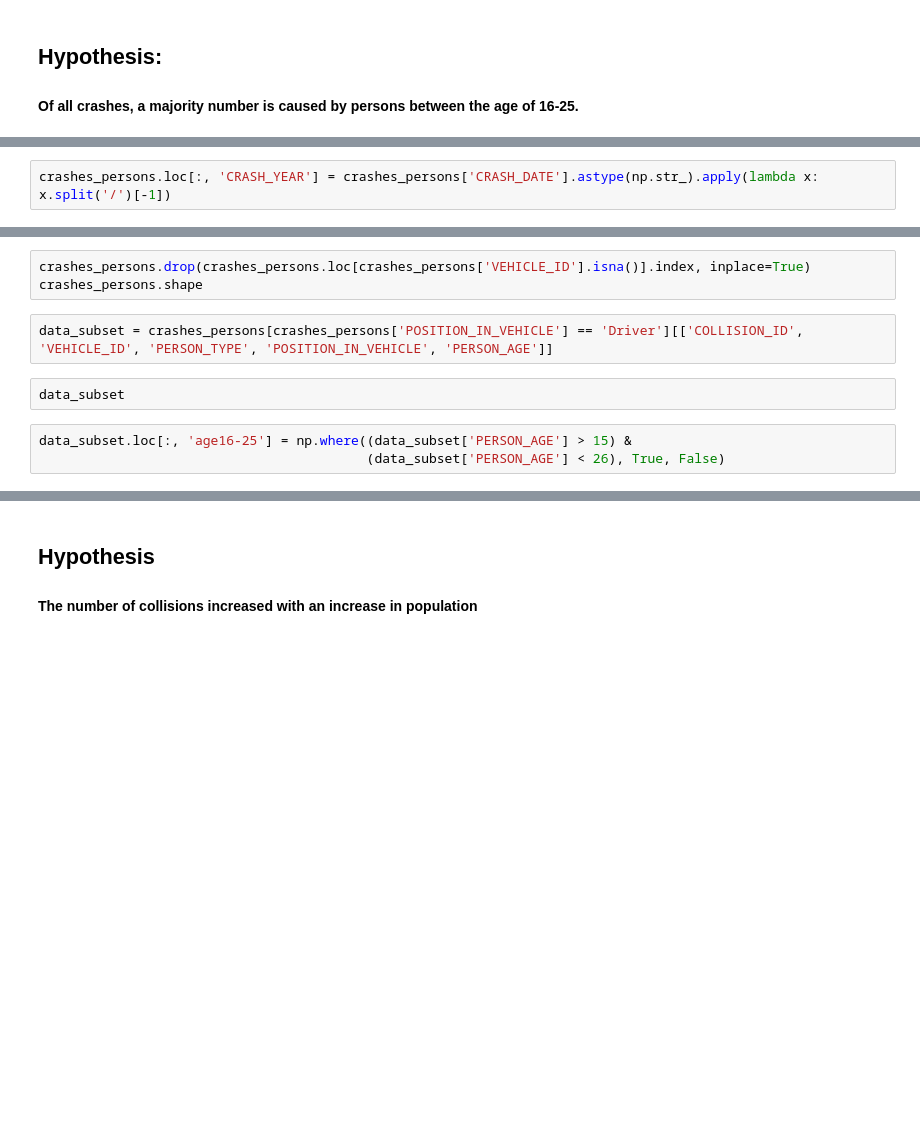
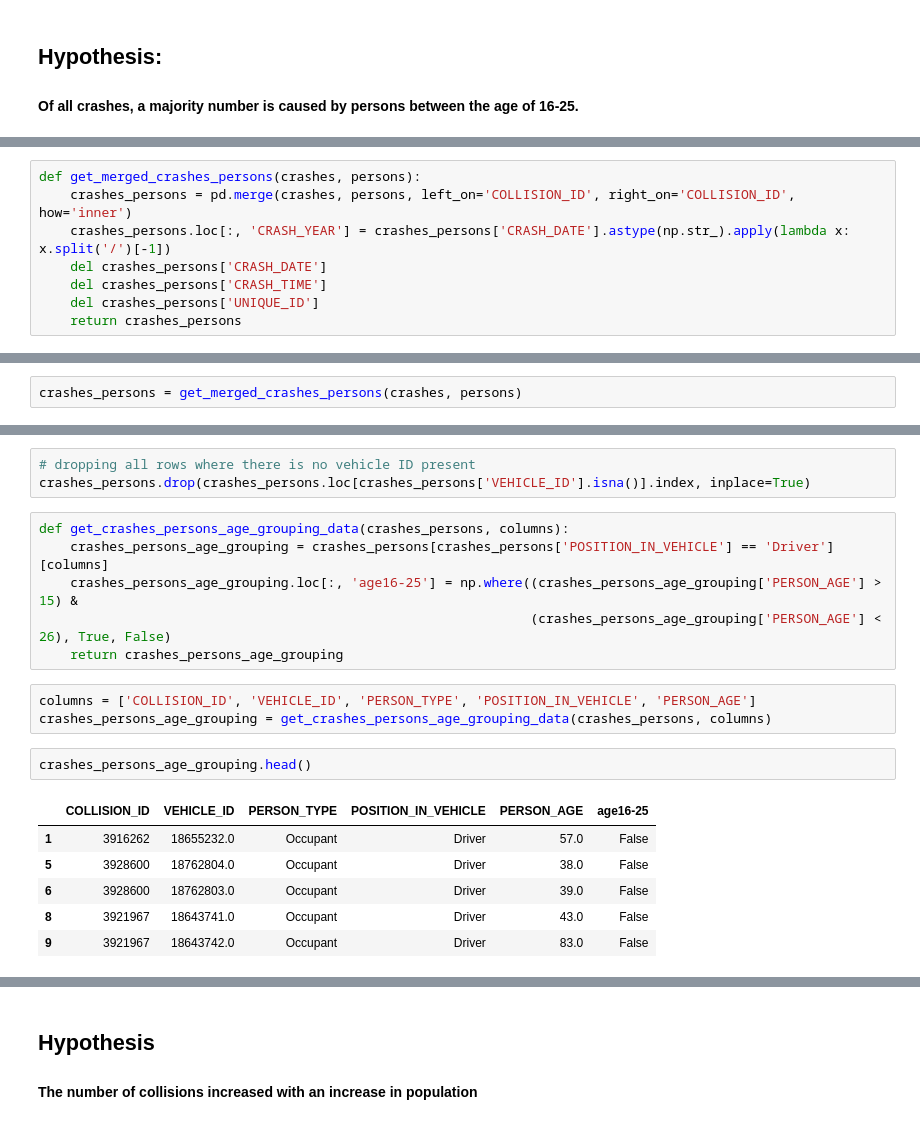
Before and after one commit to SanhitaD207/2020Fall_projects, a Jupyter notebook: NYCMotorVehicleCollisions.ipynb, the cells around one changed output, grey strips where cells are left out. Drawn from its saved outputs; the diff is of its cells as text; blank space fills up the shorter version.

```diff
--- a/NYCMotorVehicleCollisions.ipynb
+++ b/NYCMotorVehicleCollisions.ipynb
@@ -108,2 +139,8 @@ crashes_persons.shape
 # %%
-crashes_persons.loc[:, 'CRASH_YEAR'] = crashes_persons['CRASH_DATE'].astype(np.str_).apply(lambda x: x.split('/')[-1])
+def get_merged_crashes_persons(crashes, persons):
+    crashes_persons = pd.merge(crashes, persons, left_on='COLLISION_ID', right_on='COLLISION_ID', how='inner')
+    crashes_persons.loc[:, 'CRASH_YEAR'] = crashes_persons['CRASH_DATE'].astype(np.str_).apply(lambda x: x.split('/')[-1])
+    del crashes_persons['CRASH_DATE']
+    del crashes_persons['CRASH_TIME']
+    del crashes_persons['UNIQUE_ID']
+    return crashes_persons
@@ -114,2 +147,4 @@ del crashes_persons['UNIQUE_ID']
+# %%
+crashes_persons = get_merged_crashes_persons(crashes, persons)
 # %%
 crashes_persons.columns
@@ -123,10 +179,21 @@ crashes_persons[(crashes_persons['VEHICLE_ID'].isna()) &
 # %%
+# dropping all rows where there is no vehicle ID present
 crashes_persons.drop(crashes_persons.loc[crashes_persons['VEHICLE_ID'].isna()].index, inplace=True)
-crashes_persons.shape
+# %%
+def get_crashes_persons_age_grouping_data(crashes_persons, columns):
+    crashes_persons_age_grouping = crashes_persons[crashes_persons['POSITION_IN_VEHICLE'] == 'Driver'][columns]
+    crashes_persons_age_grouping.loc[:, 'age16-25'] = np.where((crashes_persons_age_grouping['PERSON_AGE'] > 15) &
+                                                               (crashes_persons_age_grouping['PERSON_AGE'] < 26), True, False)
+    return crashes_persons_age_grouping
 # %%
-data_subset = crashes_persons[crashes_persons['POSITION_IN_VEHICLE'] == 'Driver'][['COLLISION_ID', 'VEHICLE_ID', 'PERSON_TYPE', 'POSITION_IN_VEHICLE', 'PERSON_AGE']]
+columns = ['COLLISION_ID', 'VEHICLE_ID', 'PERSON_TYPE', 'POSITION_IN_VEHICLE', 'PERSON_AGE']
+crashes_persons_age_grouping = get_crashes_persons_age_grouping_data(crashes_persons, columns)
-# %%
-data_subset
-# %%
-data_subset.loc[:, 'age16-25'] = np.where((data_subset['PERSON_AGE'] > 15) &
-                                          (data_subset['PERSON_AGE'] < 26), True, False)
+# %%
+crashes_persons_age_grouping.head()
+# %% [output]
+|  | COLLISION_ID | VEHICLE_ID | PERSON_TYPE | POSITION_IN_VEHICLE | PERSON_AGE | age16-25 |
+| 1 | 3916262 | 18655232.0 | Occupant | Driver | 57.0 | False |
+| 5 | 3928600 | 18762804.0 | Occupant | Driver | 38.0 | False |
+| 6 | 3928600 | 18762803.0 | Occupant | Driver | 39.0 | False |
+| 8 | 3921967 | 18643741.0 | Occupant | Driver | 43.0 | False |
+| 9 | 3921967 | 18643742.0 | Occupant | Driver | 83.0 | False |
```
Also changed, not shown: parts of 22 cells of this notebook.
